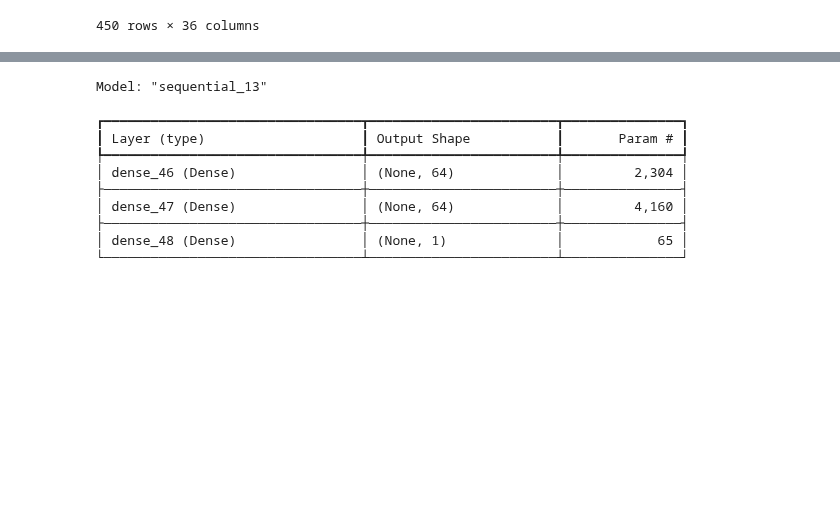
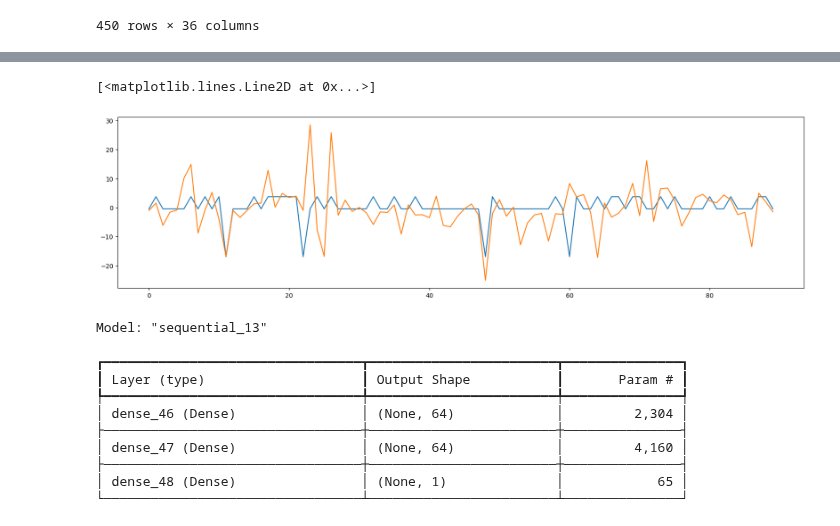
Before and after one commit to UoB-DSMP-2023-24/dsmp-2024-group-19, a Jupyter notebook: final_classification_pipeline.ipynb, the cells around one changed output, grey strips where cells are left out. Cells and saved outputs as stored; diff of their text form; code cells hidden in the pictures; blank space fills up the shorter version.

```diff
--- a/final_classification_pipeline.ipynb
+++ b/final_classification_pipeline.ipynb
@@ -443,3 +474,10 @@ y = X_df[y_feat]
+# %%
+plt.figure(figsize=(20,5))
+plt.plot(ypred)
+plt.plot(y_test.to_numpy())
+# %% [output]
+[<matplotlib.lines.Line2D at 0x...>]
+[figure, added]
 # %%
 import tensorflow as tf
 from tensorflow.keras import layers, models
```
Also changed, not shown: parts of 3 cells of this notebook.
